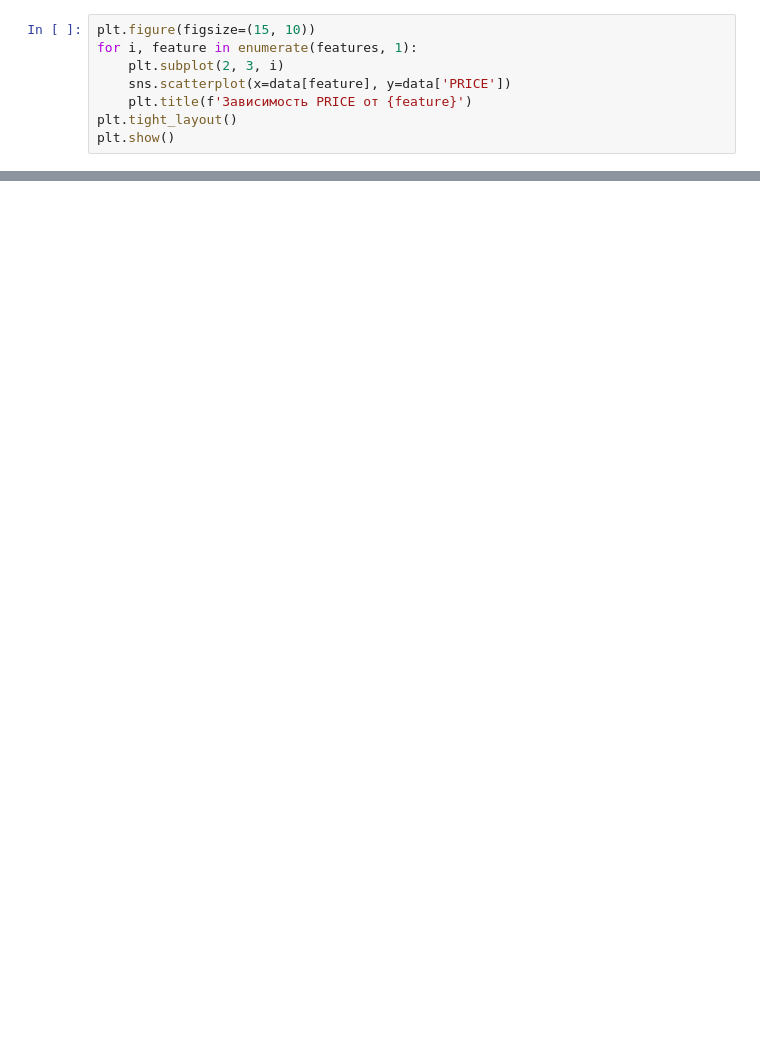
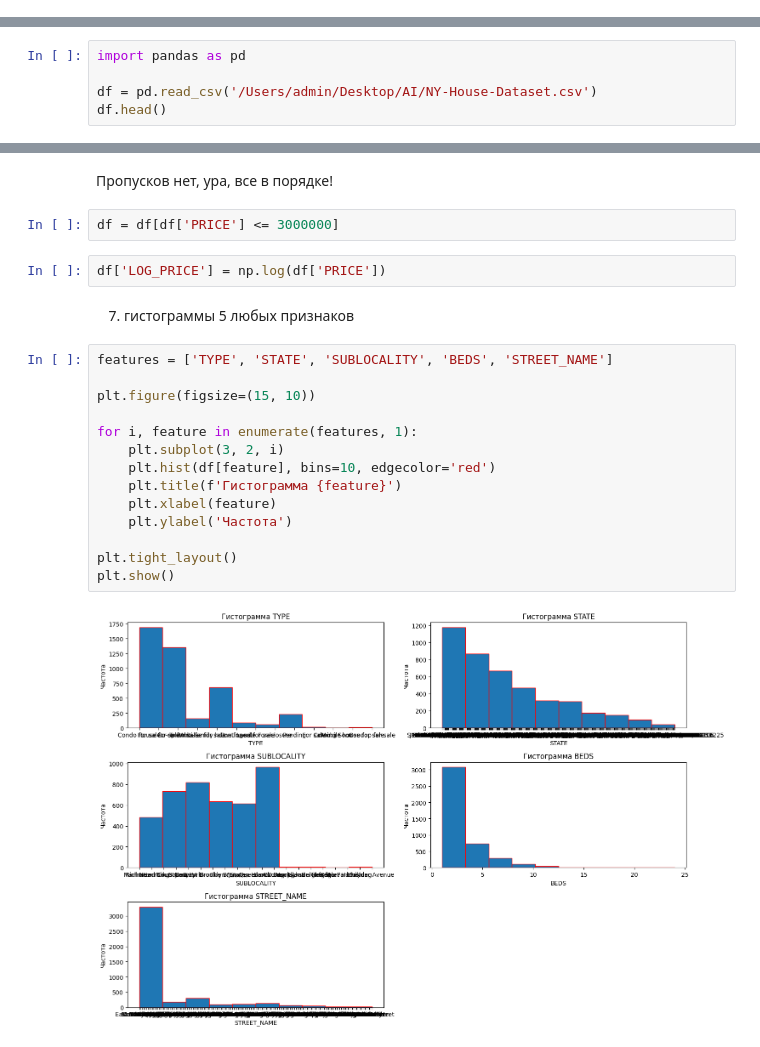
Before and after one commit to jamprime/AI, a Jupyter notebook: 02_lab_БИВТ-22-СП-1_Гучигов_Д_А.ipynb, the cells around one changed output, grey strips where cells are left out. Drawn from its saved outputs; the diff is of its cells as text; blank space fills up the shorter version.

```diff
--- a/02_lab_БИВТ-22-СП-1_Гучигов_Д_А.ipynb
+++ b/02_lab_БИВТ-22-СП-1_Гучигов_Д_А.ipynb
@@ -170,8 +0,0 @@ plt.show()
-# %%
-plt.figure(figsize=(15, 10))
-for i, feature in enumerate(features, 1):
-    plt.subplot(2, 3, i)
-    sns.scatterplot(x=data[feature], y=data['PRICE'])
-    plt.title(f'Зависимость PRICE от {feature}')
-plt.tight_layout()
-plt.show()
@@ -179,0 +5,5 @@ plt.show()
+# %%
+import pandas as pd
+
+df = pd.read_csv('/Users/admin/Desktop/AI/NY-House-Dataset.csv')
+df.head()
@@ -179,0 +146,24 @@ plt.show()
+# %% [markdown]
+Пропусков нет, ура, все в порядке!
+# %%
+df = df[df['PRICE'] <= 3000000]
+# %%
+df['LOG_PRICE'] = np.log(df['PRICE'])
+# %% [markdown]
+7. гистограммы 5 любых признаков
+# %%
+features = ['TYPE', 'STATE', 'SUBLOCALITY', 'BEDS', 'STREET_NAME']
+
+plt.figure(figsize=(15, 10))
+
+for i, feature in enumerate(features, 1):
+    plt.subplot(3, 2, i)
+    plt.hist(df[feature], bins=10, edgecolor='red')
+    plt.title(f'Гистограмма {feature}')
+    plt.xlabel(feature)
+    plt.ylabel('Частота')
+
+plt.tight_layout()
+plt.show()
+# %% [output]
+[figure, added]
```
Also changed, not shown: parts of 39 cells of this notebook.
